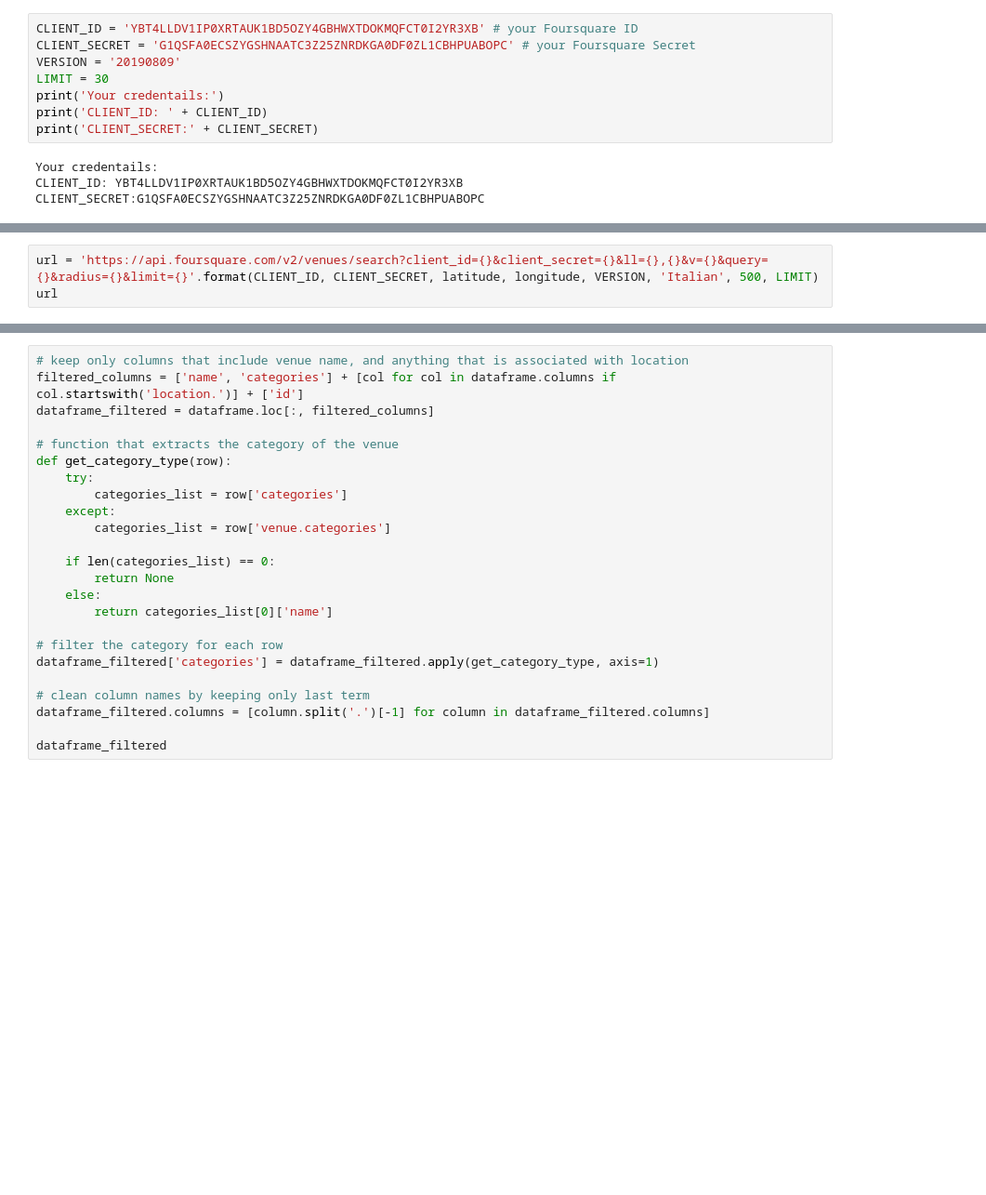
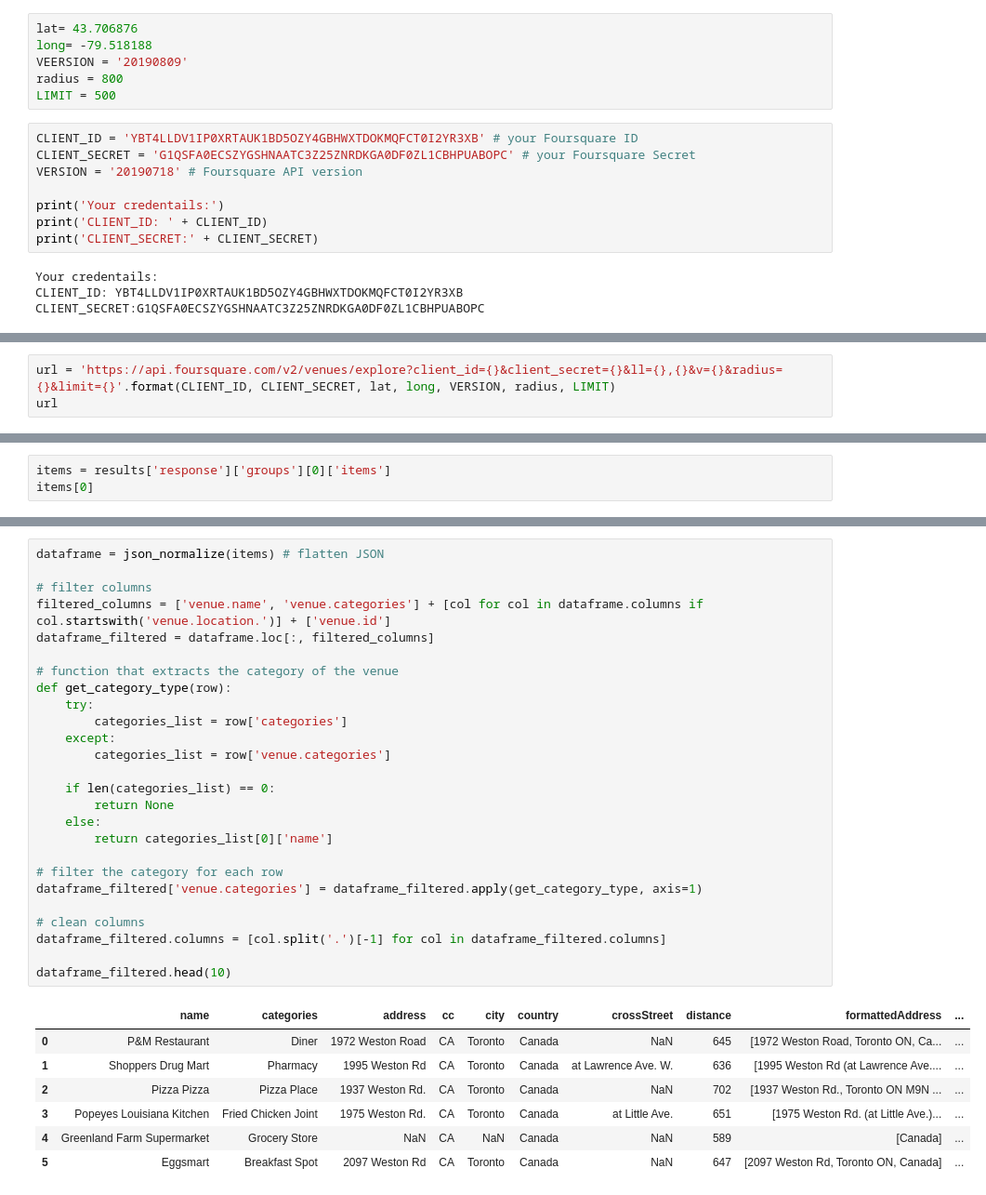
Before and after one commit to kartographers/Coursera_Capstone, a Jupyter notebook: Capstone-Week3-Assignment.ipynb, the cells around one changed output, grey strips where cells are left out. Shown at 93% size. Cells and saved outputs as stored; diff of their text form; blank space fills up the shorter version.

```diff
--- a/Capstone-Week3-Assignment.ipynb
+++ b/Capstone-Week3-Assignment.ipynb
@@ -277,8 +289,14 @@ map_york
+# %%
+lat= 43.706876
+long= -79.518188
+VEERSION = '20190809'
+radius = 800
+LIMIT = 500
 # %%
 CLIENT_ID = 'YBT4LLDV1IP0XRTAUK1BD5OZY4GBHWXTDOKMQFCT0I2YR3XB' # your Foursquare ID
 CLIENT_SECRET = 'G1QSFA0ECSZYGSHNAATC3Z25ZNRDKGA0DF0ZL1CBHPUABOPC' # your Foursquare Secret
-VERSION = '20190809'
-LIMIT = 30
+VERSION = '20190718' # Foursquare API version
+
 print('Your credentails:')
 print('CLIENT_ID: ' + CLIENT_ID)
 print('CLIENT_SECRET:' + CLIENT_SECRET)
@@ -299,4 +307,4 @@ print(latitude, longitude)
 # %%
-url = 'https://api.foursquare.com/v2/venues/search?client_id={}&client_secret={}&ll={},{}&v={}&query={}&radius={}&limit={}'.format(CLIENT_ID, CLIENT_SECRET, latitude, longitude, VERSION, 'Italian', 500, LIMIT)
+url = 'https://api.foursquare.com/v2/venues/explore?client_id={}&client_secret={}&ll={},{}&v={}&radius={}&limit={}'.format(CLIENT_ID, CLIENT_SECRET, lat, long, VERSION, radius, LIMIT)
 url
 # %% [output]
@@ -309,0 +318,3 @@ results
+# %%
+items = results['response']['groups'][0]['items']
+items[0]
@@ -310,24 +339,34 @@ results
 # %%
-# keep only columns that include venue name, and anything that is associated with location
-filtered_columns = ['name', 'categories'] + [col for col in dataframe.columns if col.startswith('location.')] + ['id']
+dataframe = json_normalize(items) # flatten JSON
+
+# filter columns
+filtered_columns = ['venue.name', 'venue.categories'] + [col for col in dataframe.columns if col.startswith('venue.location.')] + ['venue.id']
 dataframe_filtered = dataframe.loc[:, filtered_columns]
 
 # function that extracts the category of the venue
 def get_category_type(row):
     try:
         categories_list = row['categories']
     except:
         categories_list = row['venue.categories']
 
     if len(categories_list) == 0:
         return None
     else:
         return categories_list[0]['name']
 
 # filter the category for each row
-dataframe_filtered['categories'] = dataframe_filtered.apply(get_category_type, axis=1)
+dataframe_filtered['venue.categories'] = dataframe_filtered.apply(get_category_type, axis=1)
 
-# clean column names by keeping only last term
-dataframe_filtered.columns = [column.split('.')[-1] for column in dataframe_filtered.columns]
+# clean columns
+dataframe_filtered.columns = [col.split('.')[-1] for col in dataframe_filtered.columns]
 
-dataframe_filtered
+dataframe_filtered.head(10)
+# %% [output]
+|  | name | categories | address | cc | city | country | crossStreet | distance | formattedAddress | ... |
+| 0 | P&M Restaurant | Diner | 1972 Weston Road | CA | Toronto | Canada | NaN | 645 | [1972 Weston Road, Toronto ON, Ca... | ... |
+| 1 | Shoppers Drug Mart | Pharmacy | 1995 Weston Rd | CA | Toronto | Canada | at Lawrence Ave. W. | 636 | [1995 Weston Rd (at Lawrence Ave.... | ... |
+| 2 | Pizza Pizza | Pizza Place | 1937 Weston Rd. | CA | Toronto | Canada | NaN | 702 | [1937 Weston Rd., Toronto ON M9N ... | ... |
+| 3 | Popeyes Louisiana Kitchen | Fried Chicken Joint | 1975 Weston Rd. | CA | Toronto | Canada | at Little Ave. | 651 | [1975 Weston Rd. (at Little Ave.)... | ... |
+| 4 | Greenland Farm Supermarket | Grocery Store | NaN | CA | NaN | Canada | NaN | 589 | [Canada] | ... |
+| 5 | Eggsmart | Breakfast Spot | 2097 Weston Rd | CA | Toronto | Canada | NaN | 647 | [2097 Weston Rd, Toronto ON, Canada] | ... |
```
Also changed, not shown: parts of 12 cells of this notebook.
